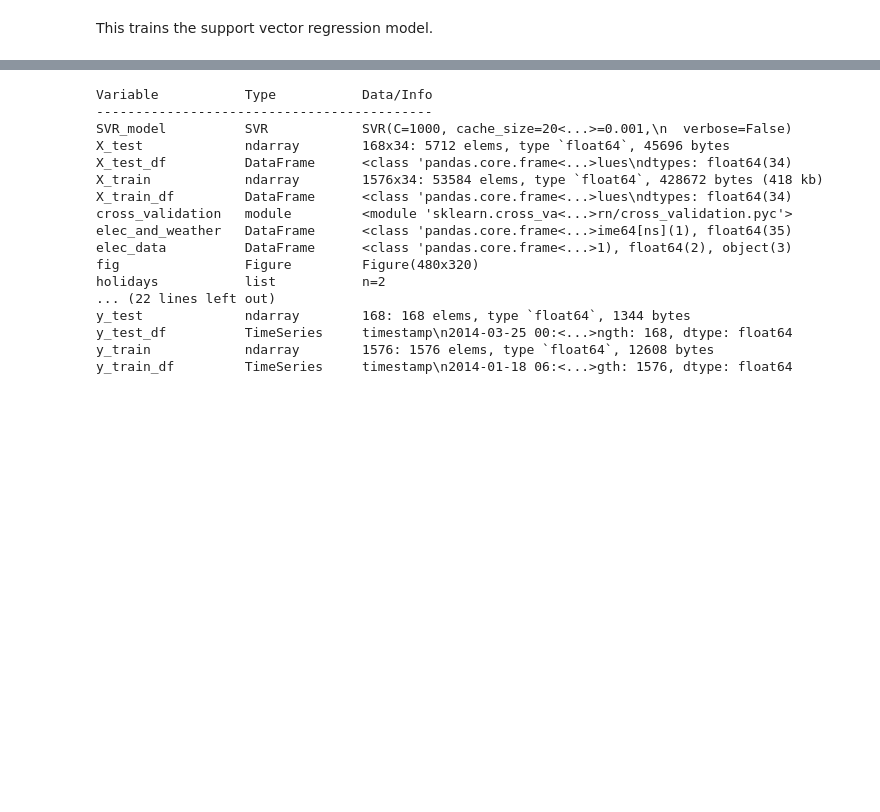
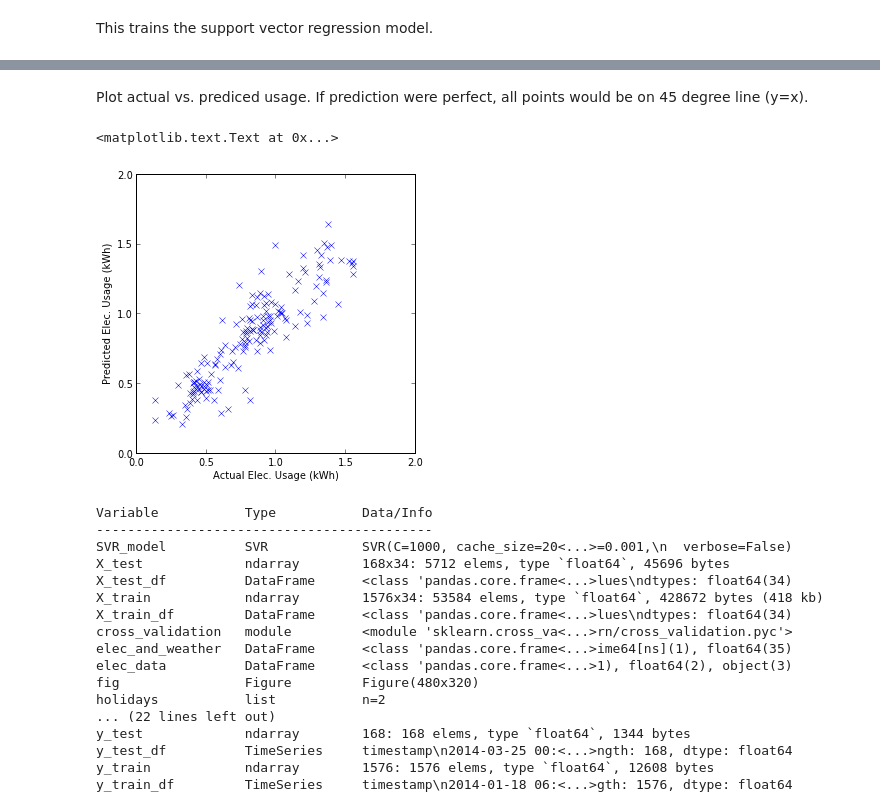
Before and after one commit to jtelszasz/my_energy_forecast_SVR, a Jupyter notebook: Elec_SVM.ipynb, the cells around one changed output, grey strips where cells are left out. Drawn from its saved outputs; the diff is of its cells as text; code cells hidden in the pictures; blank space fills up the shorter version.

```diff
--- a/Elec_SVM.ipynb
+++ b/Elec_SVM.ipynb
@@ -177,3 +182,15 @@ plt.legend(['Predicted','Actual'],loc='best')
+# %% [markdown]
+Plot actual vs. prediced usage.  If prediction were perfect, all points would be on 45 degree line (y=x).
+# %%
+fig = plt.figure(figsize=(5,5))
+plot = plt.plot(y_test_df,predict_y,'x')
+plt.xlim([0,2])
+plt.ylim([0,2])
+plt.xlabel('Actual Elec. Usage (kWh)')
+plt.ylabel('Predicted Elec. Usage (kWh)')
+# %% [output]
+<matplotlib.text.Text at 0x...>
+[figure, added]
 # %%
 %whos
 # %% [output]
```
Also changed, not shown: parts of 7 cells of this notebook.
